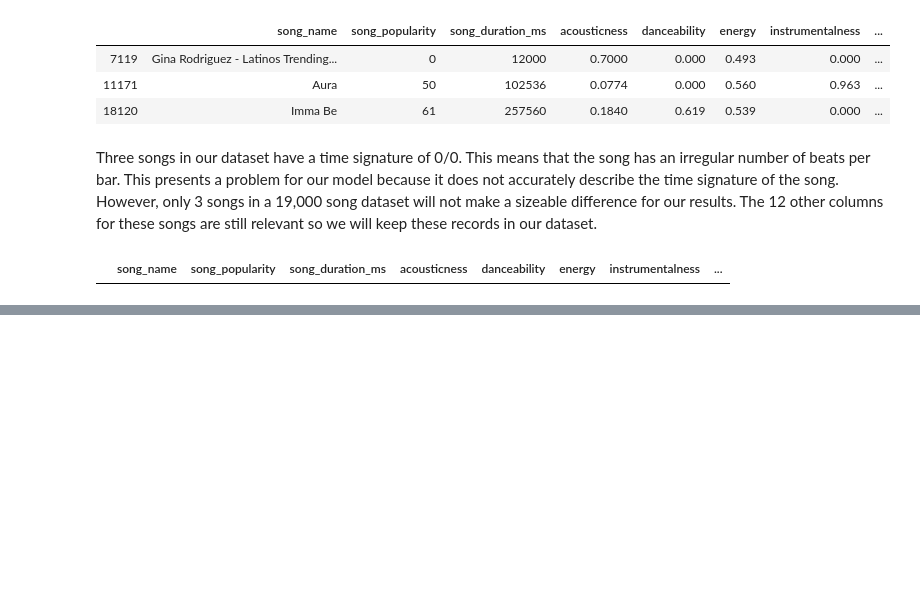
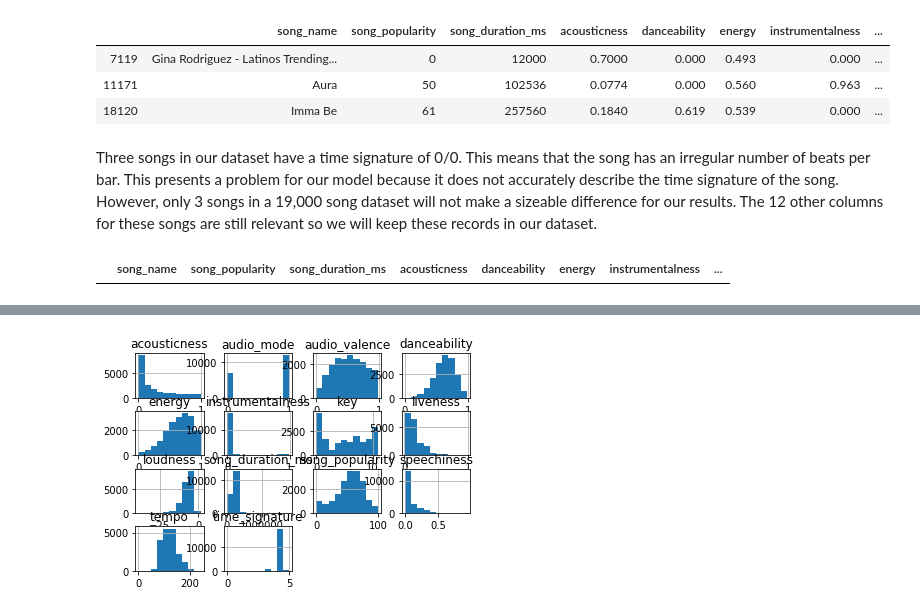
Before and after one commit to bengruher/Spotify-Song-Data-Analysis-and-Modeling, a Jupyter notebook: Song Project.ipynb, the cells around one changed output, grey strips where cells are left out. Saved outputs shown, nothing was run; the diff lists cells and outputs as text; code cells hidden in the pictures; blank space fills up the shorter version.

```diff
--- a/Song Project.ipynb
+++ b/Song Project.ipynb
@@ -134,0 +170,4 @@ sum(pd.isnull(songs))
+# %%
+songs.hist();
+# %% [output]
+[figure, added]
```
Also changed, not shown: parts of 33 cells of this notebook.
